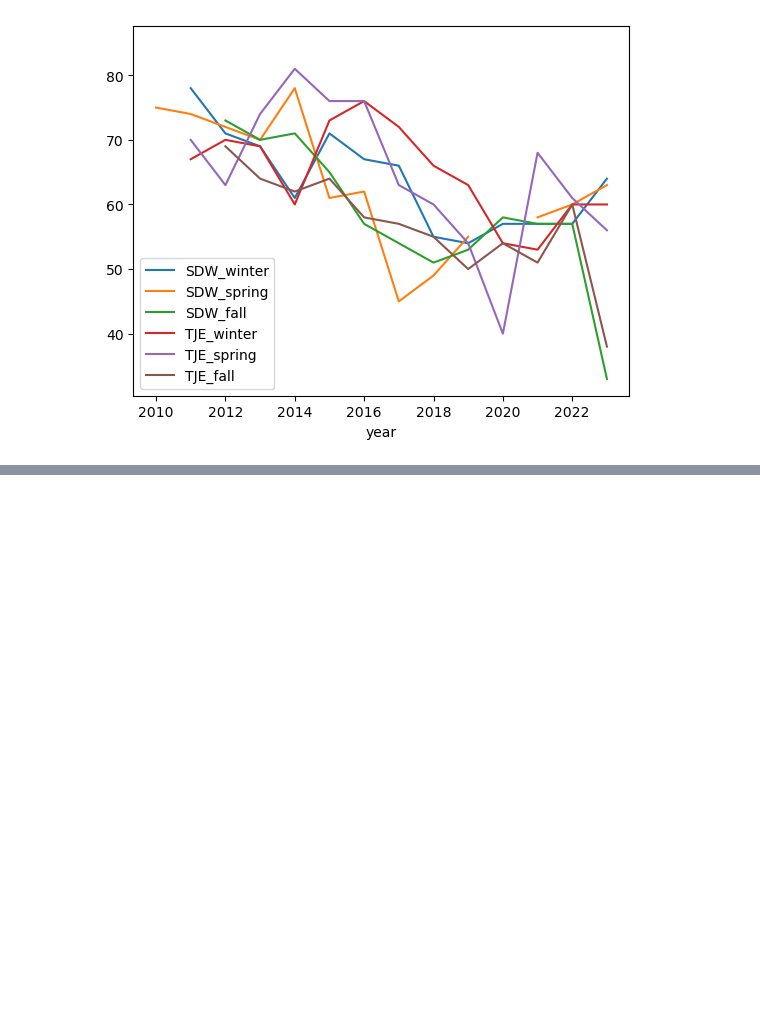
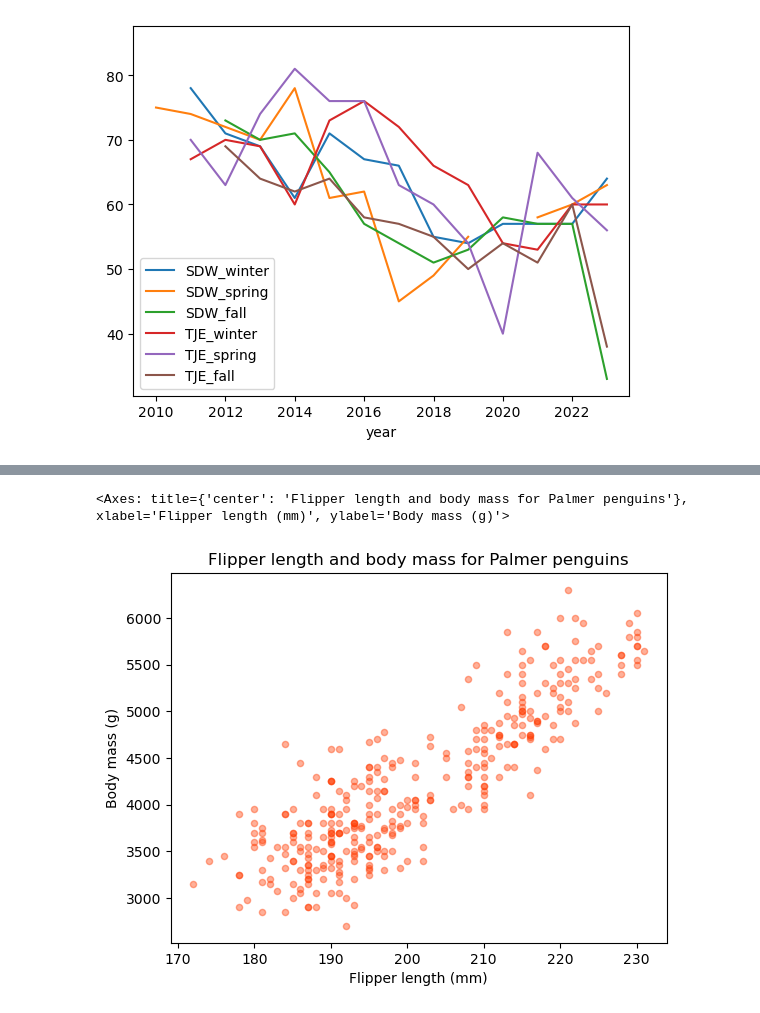
Before and after one commit to eowen19/eds220-in-class, a Jupyter notebook: week-1-basic-plotting.ipynb, the cells around one changed output, grey strips where cells are left out. Cells and saved outputs as stored; diff of their text form; code cells hidden in the pictures; blank space fills up the shorter version.

```diff
--- a/week2-basic-plotting.ipynb
+++ b/week-1-basic-plotting.ipynb
@@ -116,0 +238,13 @@ subset_df.plot()
+# %%
+penguins.plot(kind='scatter',
+              x='flipper_length_mm',
+              y='body_mass_g',
+              title='Flipper length and body mass for Palmer penguins',
+              xlabel='Flipper length (mm)',
+              ylabel='Body mass (g)',
+              color='#ff3b01',
+              alpha=0.4  # Controls transparency
+              )
+# %% [output]
+<Axes: title={'center': 'Flipper length and body mass for Palmer penguins'}, xlabel='Flipper length (mm)', ylabel='Body mass (g)'>
+[figure, added]
```
Also changed, not shown: parts of 20 cells of this notebook.
